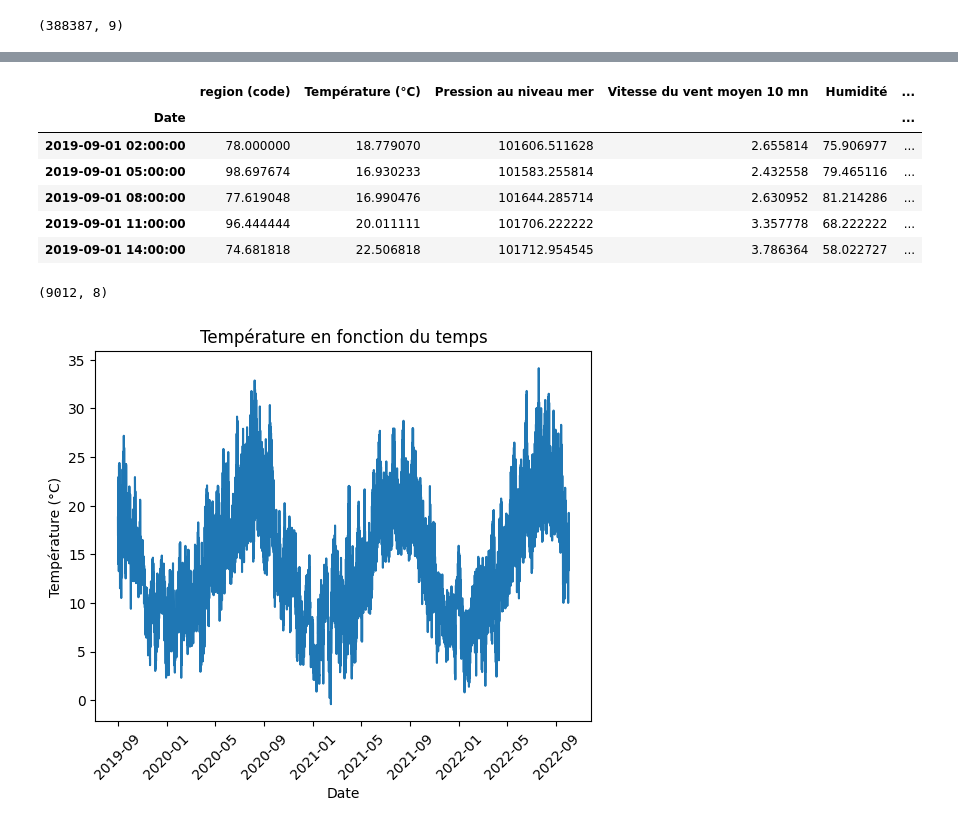
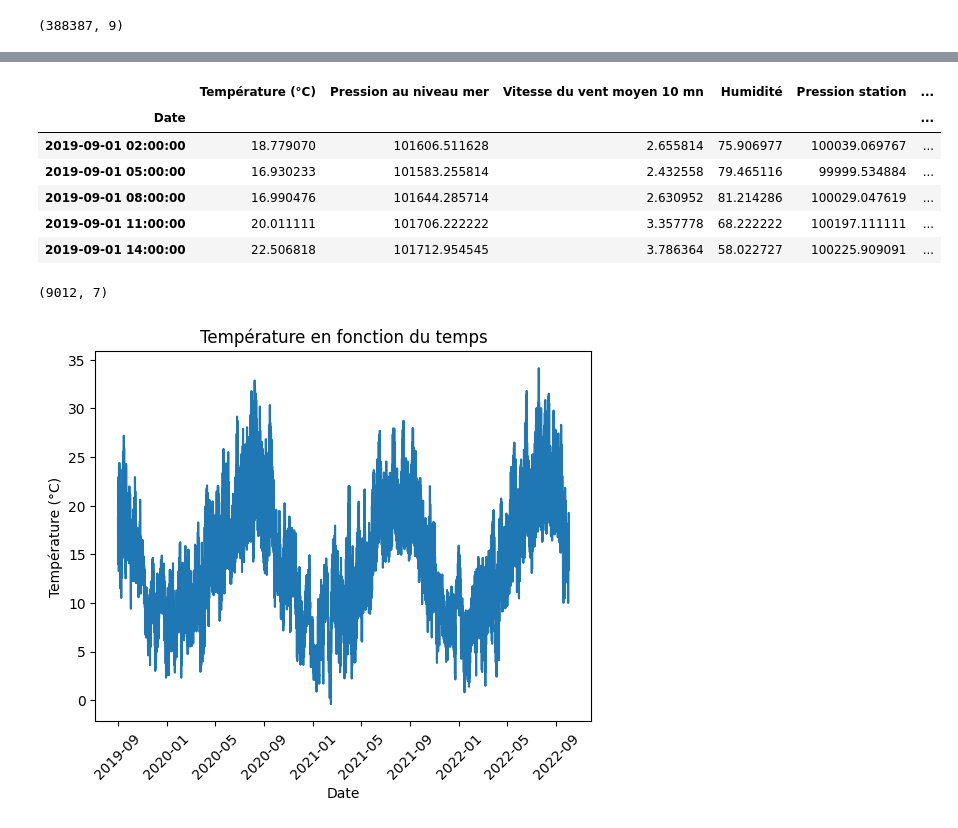
Before and after one commit to JAndretti/Projet-Time-Series-E5, a Jupyter notebook: main.ipynb, the cells around one changed output, grey strips where cells are left out. Saved outputs shown, nothing was run; the diff lists cells and outputs as text; code cells hidden in the pictures.

```diff
--- a/main.ipynb
+++ b/main.ipynb
@@ -34,7 +35,7 @@ for i in range(df.shape[0]):
 # %%
 df['Date']=pd.to_datetime(df['Date'])
 # %%
-columns = ['Date','region (code)','Température (°C)','Pression au niveau mer','Vitesse du vent moyen 10 mn','Humidité','Pression station','Rafales sur une période','Précipitations dans les 3 dernières heures']
+columns = ['Date','region (name)','Température (°C)','Pression au niveau mer','Vitesse du vent moyen 10 mn','Humidité','Pression station','Rafales sur une période','Précipitations dans les 3 dernières heures']
 # %%
 df_Date= df[columns]
 df_Date.head()
@@ -66,19 +67,19 @@ df_Date.head()
 # %%
 df_Date = df_Date.groupby(by=['Date']).mean()
-df_Date = df_Date.drop('region (code)')
+
 df_Date.head()
 # %% [output]
-|  | region (code) | Température (°C) | Pression au niveau mer | Vitesse du vent moyen 10 mn | Humidité | ... |
+|  | Température (°C) | Pression au niveau mer | Vitesse du vent moyen 10 mn | Humidité | Pression station | ... |
 | Date |  |  |  |  |  | ... |
-| 2019-09-01 02:00:00 | 78.000000 | 18.779070 | 101606.511628 | 2.655814 | 75.906977 | ... |
-| 2019-09-01 05:00:00 | 98.697674 | 16.930233 | 101583.255814 | 2.432558 | 79.465116 | ... |
-| 2019-09-01 08:00:00 | 77.619048 | 16.990476 | 101644.285714 | 2.630952 | 81.214286 | ... |
-| 2019-09-01 11:00:00 | 96.444444 | 20.011111 | 101706.222222 | 3.357778 | 68.222222 | ... |
-| 2019-09-01 14:00:00 | 74.681818 | 22.506818 | 101712.954545 | 3.786364 | 58.022727 | ... |
+| 2019-09-01 02:00:00 | 18.779070 | 101606.511628 | 2.655814 | 75.906977 | 100039.069767 | ... |
+| 2019-09-01 05:00:00 | 16.930233 | 101583.255814 | 2.432558 | 79.465116 | 99999.534884 | ... |
+| 2019-09-01 08:00:00 | 16.990476 | 101644.285714 | 2.630952 | 81.214286 | 100029.047619 | ... |
+| 2019-09-01 11:00:00 | 20.011111 | 101706.222222 | 3.357778 | 68.222222 | 100197.111111 | ... |
+| 2019-09-01 14:00:00 | 22.506818 | 101712.954545 | 3.786364 | 58.022727 | 100225.909091 | ... |
 # %%
 df_Date.shape
 # %% [output]
-(9012, 8)
+(9012, 7)
 # %%
 plt.plot(df_Date.index,df_Date['Température (°C)'])
 plt.xticks(rotation=45)
```
Also changed, not shown: parts of 11 cells of this notebook.
